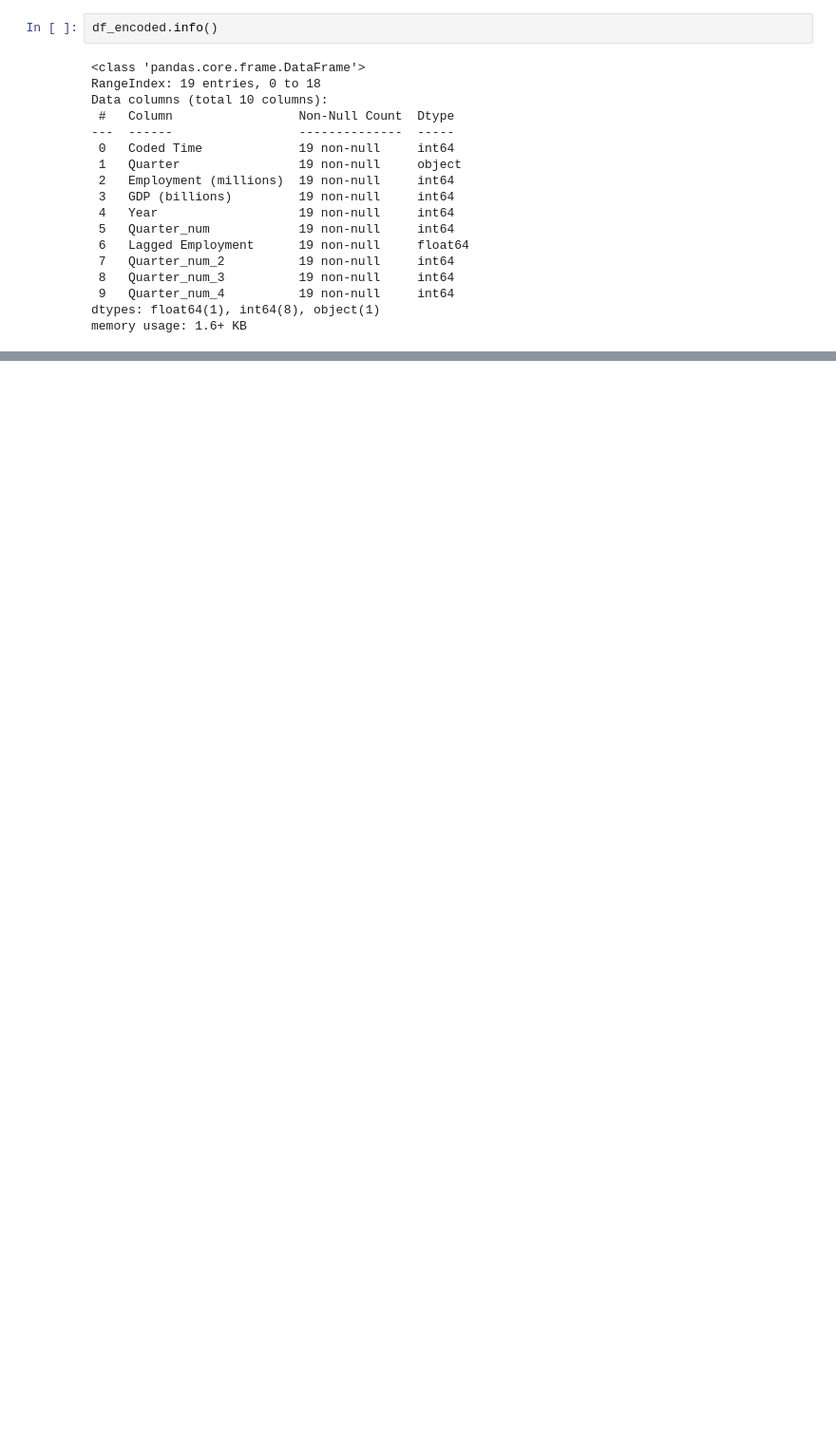
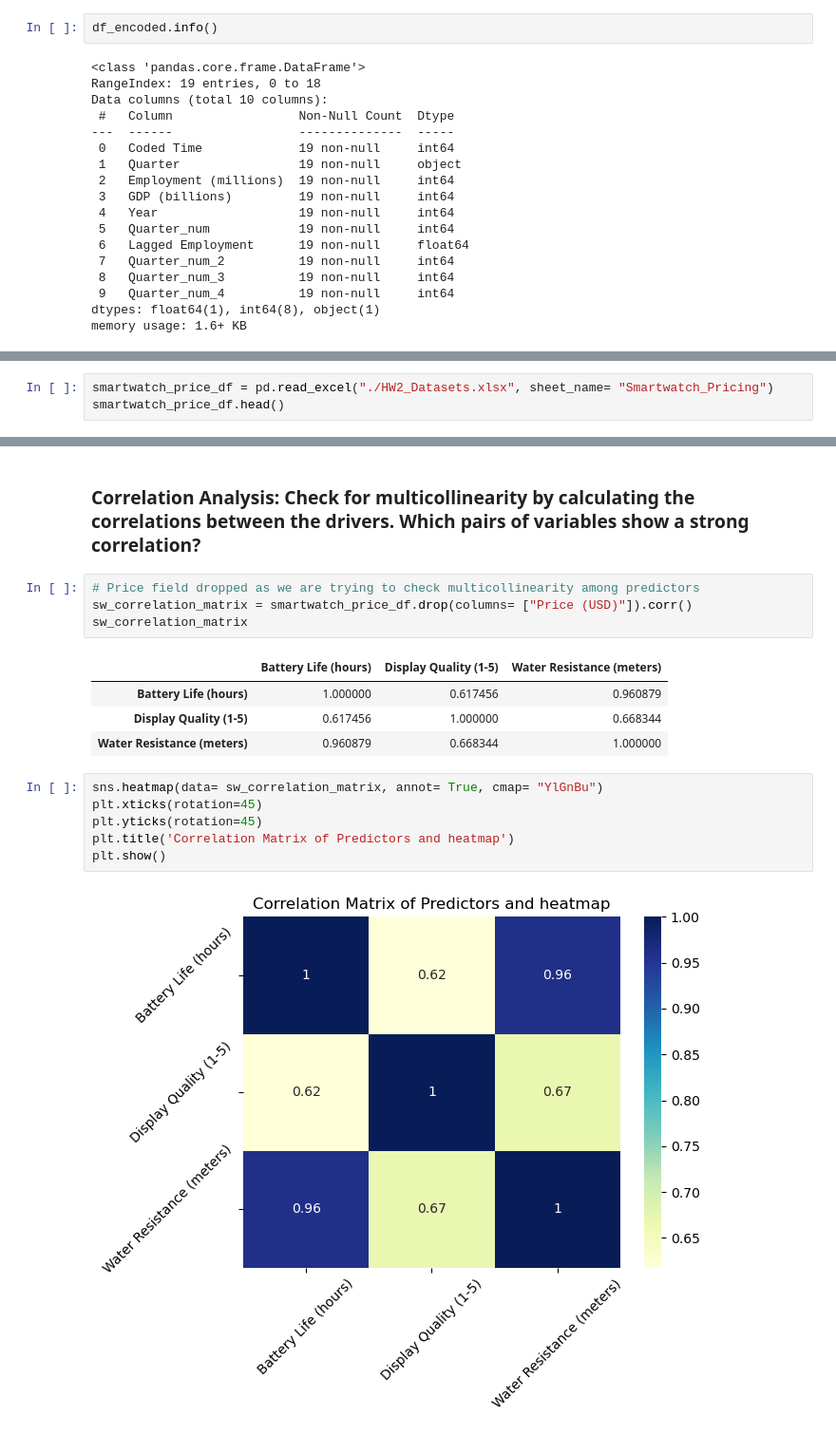
Before and after one commit to buddhathapa12/businessAnalytics, a Jupyter notebook: E923Q669_assignment2.ipynb, the cells around one changed output, grey strips where cells are left out. Shown: that part at 95% size. Cells and saved outputs as stored; diff of their text form; blank space fills up the shorter version.

Commit message:
Completed analysis

```diff
--- a/E923Q669_assignment2.ipynb
+++ b/E923Q669_assignment2.ipynb
@@ -218,0 +247,3 @@ Residual Scatterplot: Create a scatterplot of the residuals against the lagged e
+# %%
+smartwatch_price_df = pd.read_excel("./HW2_Datasets.xlsx", sheet_name= "Smartwatch_Pricing")
+smartwatch_price_df.head()
@@ -218,0 +380,19 @@ Residual Scatterplot: Create a scatterplot of the residuals against the lagged e
+# %% [markdown]
+### Correlation Analysis: Check for multicollinearity by calculating the correlations between the drivers. Which pairs of variables show a strong correlation?
+# %%
+# Price field dropped as we are trying to check multicollinearity among predictors
+sw_correlation_matrix = smartwatch_price_df.drop(columns= ["Price (USD)"]).corr()
+sw_correlation_matrix
+# %% [output]
+|  | Battery Life (hours) | Display Quality (1-5) | Water Resistance (meters) |
+| Battery Life (hours) | 1.000000 | 0.617456 | 0.960879 |
+| Display Quality (1-5) | 0.617456 | 1.000000 | 0.668344 |
+| Water Resistance (meters) | 0.960879 | 0.668344 | 1.000000 |
+# %%
+sns.heatmap(data= sw_correlation_matrix, annot= True, cmap= "YlGnBu")
+plt.xticks(rotation=45)
+plt.yticks(rotation=45)
+plt.title('Correlation Matrix of Predictors and heatmap')
+plt.show()
+# %% [output]
+[figure, added]
```
Also changed, not shown: parts of 49 cells of this notebook.
